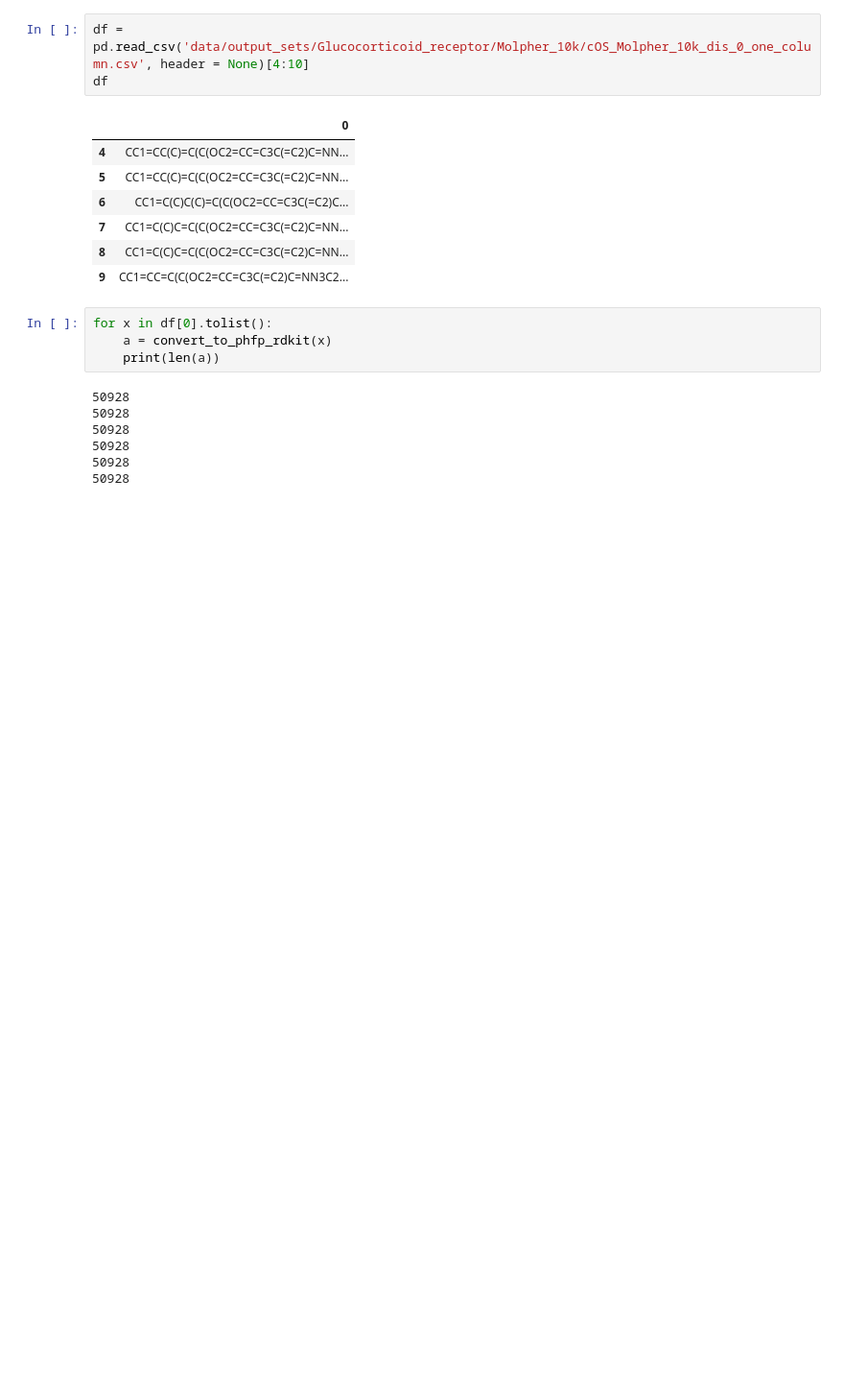
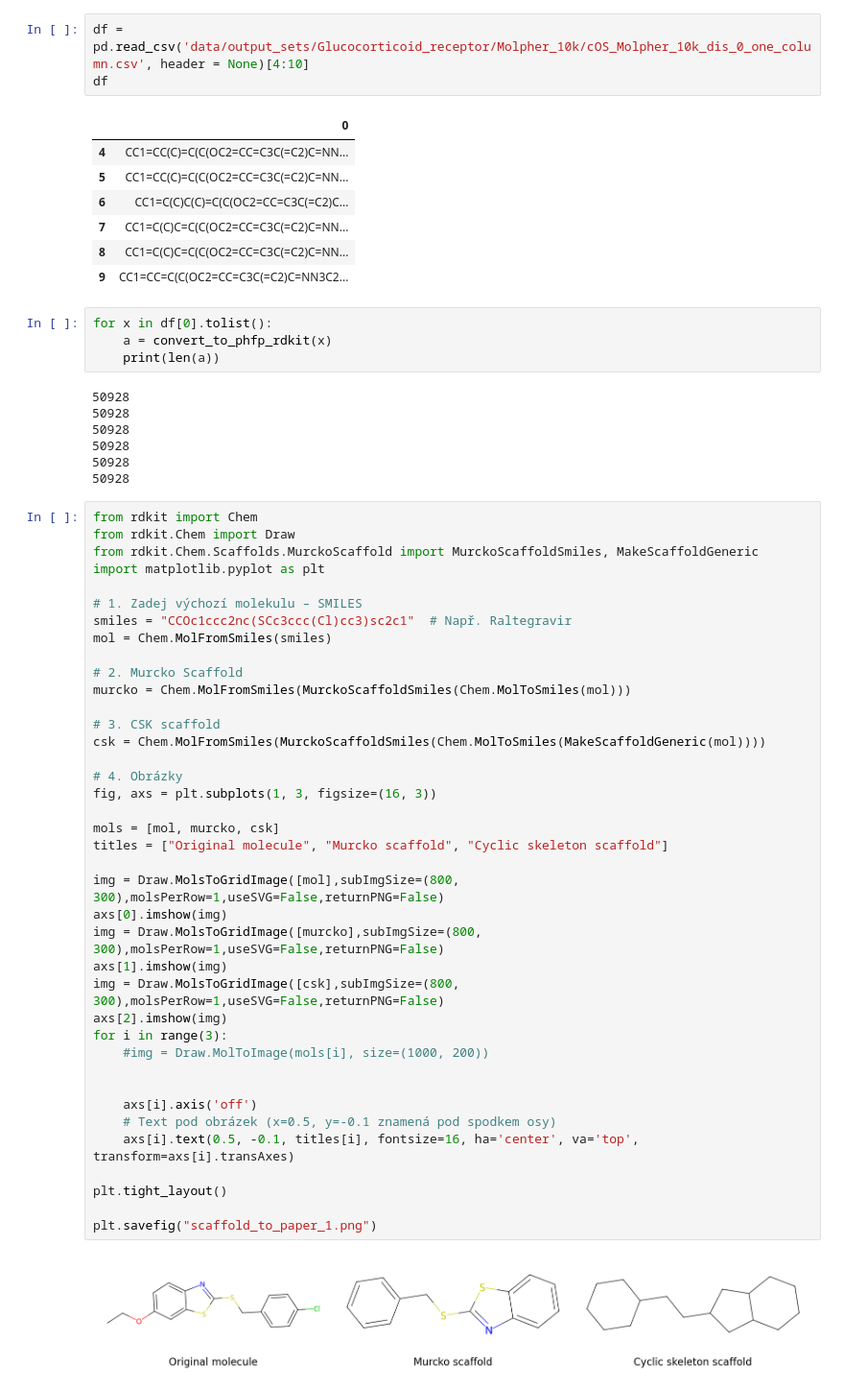
Before and after one commit to filvaleriia/scaffold-based-metrics, a Jupyter notebook: Untitled.ipynb, the cells around one changed output. Shown: that part at 96% size. Saved outputs shown, nothing was run; the diff lists cells and outputs as text; blank space fills up the shorter version.

```diff
--- a/Untitled.ipynb
+++ b/Untitled.ipynb
@@ -48,3 +51,44 @@ for x in df[0].tolist():
 50928
 50928
 50928
+# %%
+from rdkit import Chem
+from rdkit.Chem import Draw
+from rdkit.Chem.Scaffolds.MurckoScaffold import MurckoScaffoldSmiles, MakeScaffoldGeneric
+import matplotlib.pyplot as plt
+
+# 1. Zadej výchozí molekulu – SMILES
+smiles = "CCOc1ccc2nc(SCc3ccc(Cl)cc3)sc2c1"  # Např. Raltegravir
+mol = Chem.MolFromSmiles(smiles)
+
+# 2. Murcko Scaffold
+murcko = Chem.MolFromSmiles(MurckoScaffoldSmiles(Chem.MolToSmiles(mol)))
+
+# 3. CSK scaffold
+csk = Chem.MolFromSmiles(MurckoScaffoldSmiles(Chem.MolToSmiles(MakeScaffoldGeneric(mol))))
+
+# 4. Obrázky
+fig, axs = plt.subplots(1, 3, figsize=(16, 3))
+
+mols = [mol, murcko, csk]
+titles = ["Original molecule", "Murcko scaffold", "Cyclic skeleton scaffold"]
+
+img = Draw.MolsToGridImage([mol],subImgSize=(800, 300),molsPerRow=1,useSVG=False,returnPNG=False)
+axs[0].imshow(img)
+img = Draw.MolsToGridImage([murcko],subImgSize=(800, 300),molsPerRow=1,useSVG=False,returnPNG=False)
+axs[1].imshow(img)
+img = Draw.MolsToGridImage([csk],subImgSize=(800, 300),molsPerRow=1,useSVG=False,returnPNG=False)
+axs[2].imshow(img)
+for i in range(3):
+    #img = Draw.MolToImage(mols[i], size=(1000, 200))
+
+
+    axs[i].axis('off')
+    # Text pod obrázek (x=0.5, y=-0.1 znamená pod spodkem osy)
+    axs[i].text(0.5, -0.1, titles[i], fontsize=16, ha='center', va='top', transform=axs[i].transAxes)
+
+plt.tight_layout()
+
+plt.savefig("scaffold_to_paper_1.png")
+# %% [output]
+[figure, added]
```
Also changed, not shown: parts of 8 cells of this notebook, 5 other files.
